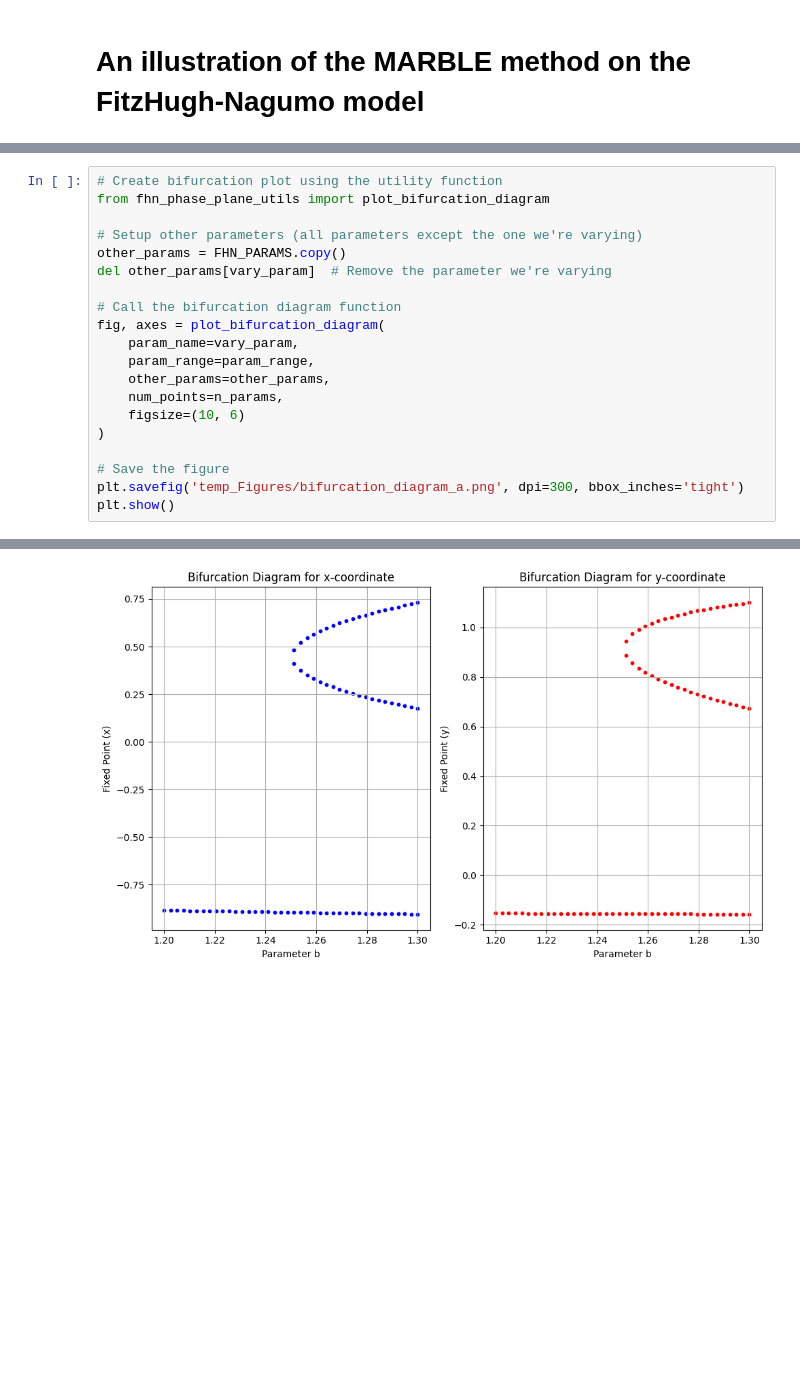
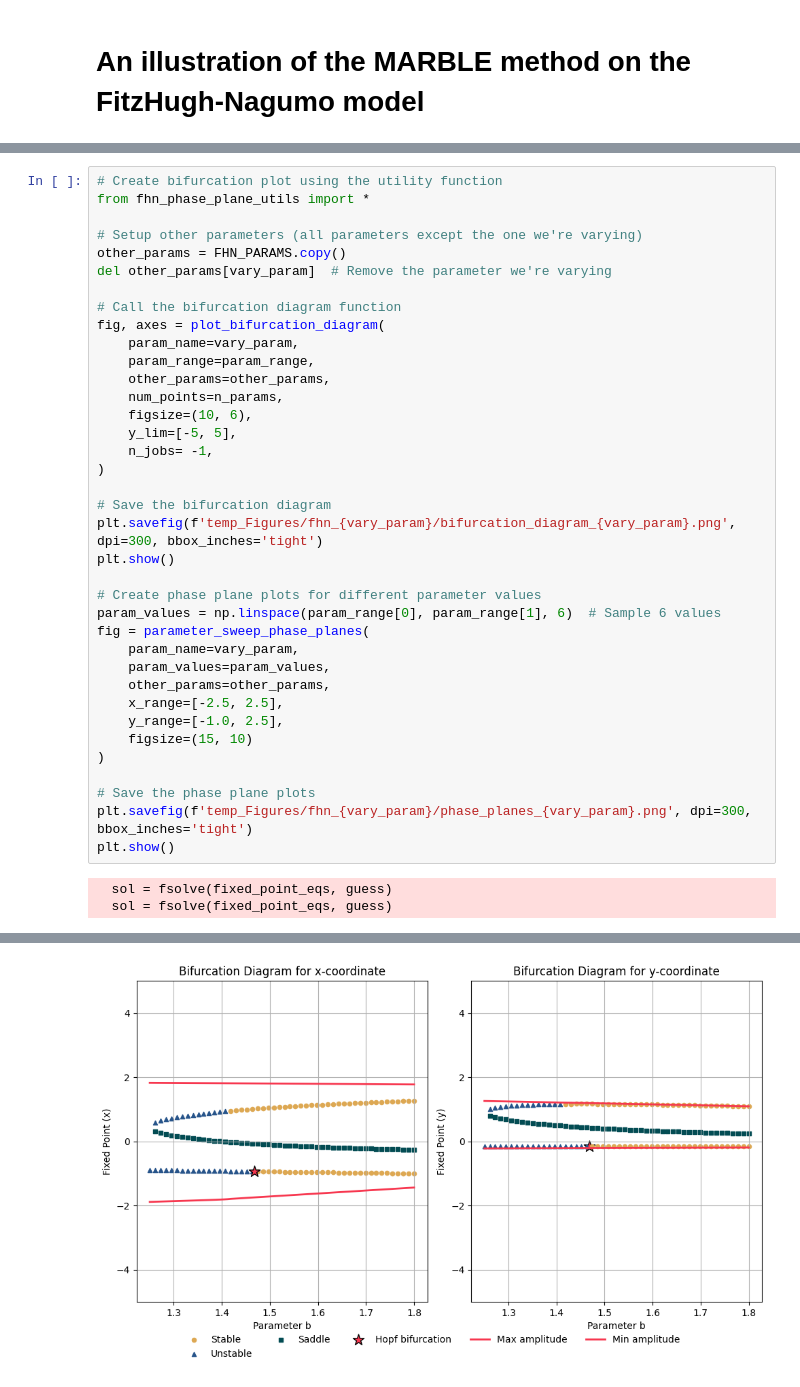
Before and after one commit to Jlei61/ans_MARBLE, a Jupyter notebook: FHN_MARBLE.ipynb, the cells around one changed output, grey strips where cells are left out. Saved outputs shown, nothing was run; the diff lists cells and outputs as text; blank space fills up the shorter version.

Commit message:
add a bifurcation plot and eigenvalue/limit cycle checking for FHN model MARBLE

```diff
--- a/FHN_MARBLE.ipynb
+++ b/FHN_MARBLE.ipynb
@@ -101,6 +113,6 @@ Varying parameter: b in range [1.2, 1.3]
 # %%
 # Create bifurcation plot using the utility function
-from fhn_phase_plane_utils import plot_bifurcation_diagram
+from fhn_phase_plane_utils import *
 
 # Setup other parameters (all parameters except the one we're varying)
 other_params = FHN_PARAMS.copy()
@@ -112,10 +124,29 @@ fig, axes = plot_bifurcation_diagram(
     param_range=param_range,
     other_params=other_params,
     num_points=n_params,
-    figsize=(10, 6)
+    figsize=(10, 6),
+    y_lim=[-5, 5],
+    n_jobs= -1,
 )
 
-# Save the figure
-plt.savefig('temp_Figures/bifurcation_diagram_a.png', dpi=300, bbox_inches='tight')
+# Save the bifurcation diagram
+plt.savefig(f'temp_Figures/fhn_{vary_param}/bifurcation_diagram_{vary_param}.png', dpi=300, bbox_inches='tight')
 plt.show()
+
+# Create phase plane plots for different parameter values
+param_values = np.linspace(param_range[0], param_range[1], 6)  # Sample 6 values
+fig = parameter_sweep_phase_planes(
+    param_name=vary_param,
+    param_values=param_values,
+    other_params=other_params,
+    x_range=[-2.5, 2.5],
+    y_range=[-1.0, 2.5],
+    figsize=(15, 10)
+)
+
+# Save the phase plane plots
+plt.savefig(f'temp_Figures/fhn_{vary_param}/phase_planes_{vary_param}.png', dpi=300, bbox_inches='tight')
+plt.show()
 # %% [output]
+  sol = fsolve(fixed_point_eqs, guess)
+  sol = fsolve(fixed_point_eqs, guess)
@@ -122 +156 @@ plt.show()
-[figure, old version]
+[figure, new version]
```
Also changed, not shown: parts of 6 cells of this notebook, 3 other files.
